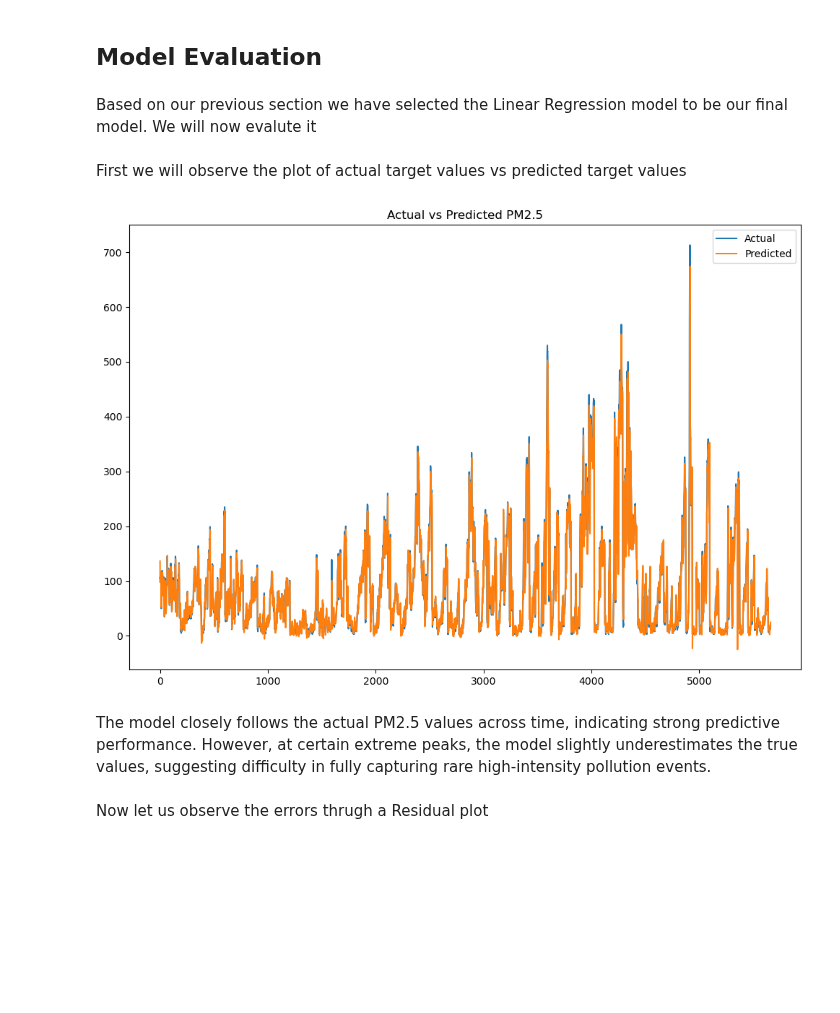
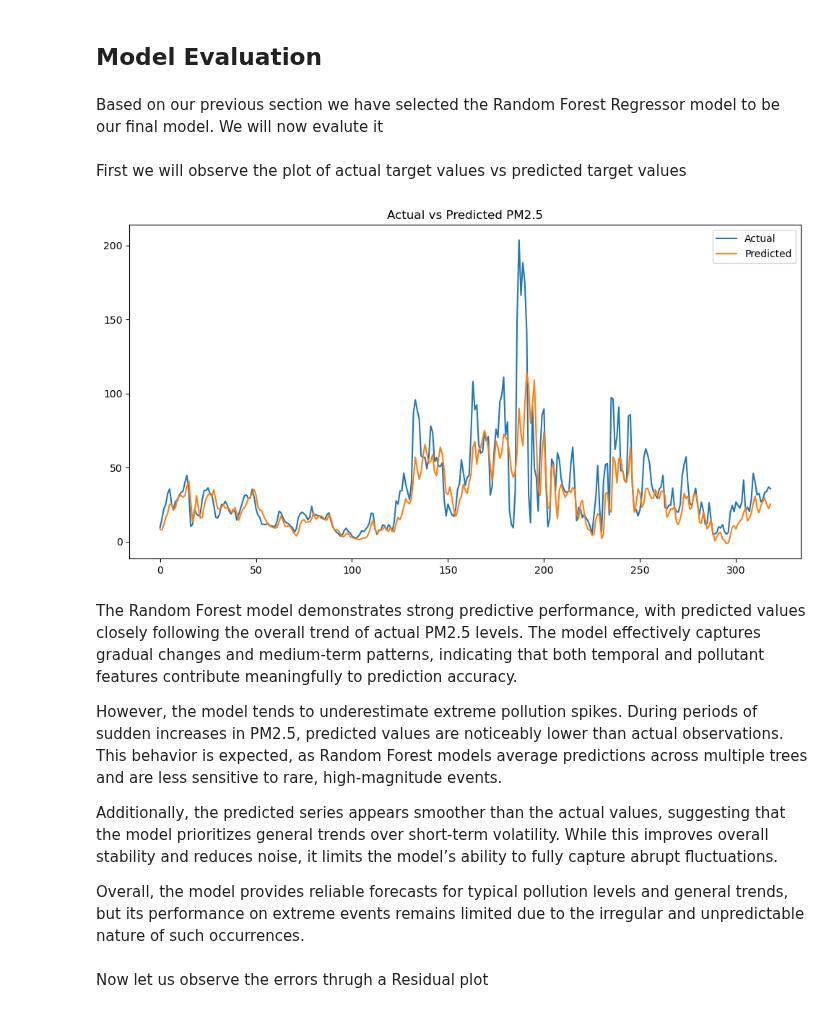
Before and after one commit to alinazir105/AQI-Forecasting-System, a Jupyter notebook: notebook/notebook.ipynb, the cells around one changed output. Cells and saved outputs as stored; diff of their text form; code cells hidden in the pictures; blank space fills up the shorter version.

```diff
--- a/notebook/notebook.ipynb
+++ b/notebook/notebook.ipynb
@@ -562 +484,3 @@ df = df.drop('day', axis=1)
+# %%
+daily_df = daily_df.drop('aqi', axis=1)
 # %% [markdown]
@@ -564,3 +488,3 @@ We will also drop all rows with missing values as a result of lag and rolling fe
 # %%
-df = df.dropna()
+daily_df = daily_df.dropna()
 # %%
@@ -575,8 +516,8 @@ Index(['month', 'hour', 'PM2.5', 'TEMP', 'PRES', 'DEWP', 'RAIN', 'WSPM',
 # %% [markdown]
 ## Model Building
 # %%
-X = df.drop('PM2.5', axis=1)
-y = df['PM2.5']
+X = daily_df.drop('pm25', axis=1)
+y = daily_df['pm25']
 # %% [markdown]
 For splitting training and testing data we will use a Time Series Split
 # %%
@@ -712,32 +679,36 @@ Since Ridge Regression does not provide a meaningful improvement over Linear Reg
 # %% [markdown]
 ## Model Evaluation
 # %% [markdown]
-Based on our previous section we have selected the Linear Regression model to be our final model. We will now evalute it
+Based on our previous section we have selected the Random Forest Regressor model to be our final model. We will now evalute it
 # %% [markdown]
 First we will observe the plot of actual target values vs predicted target values
 # %%
 for train_index, test_index in tscv.split(X):
-    pass
+    X_train = X.iloc[train_index]
+    X_test = X.iloc[test_index]
 
-X_train = X.iloc[train_index]
-X_test = X.iloc[test_index]
+    y_train = y.iloc[train_index]
+    y_test = y.iloc[test_index]
 
-y_train = y.iloc[train_index]
-y_test = y.iloc[test_index]
-
-lr_pipe.fit(X_train, y_train)
-y_pred = lr_pipe.predict(X_test)
+    ridge_pipe.fit(X_train, y_train)
+    y_pred = ridge_pipe.predict(X_test)
 # %%
-plt.figure(figsize=(12,8))
+plt.figure(figsize=(12,6))
 plt.plot(y_test.values, label='Actual')
 plt.plot(y_pred, label='Predicted')
 plt.title('Actual vs Predicted PM2.5')
 plt.legend()
 plt.show()
 # %% [output]
-[figure, old version]
+[figure, new version]
 # %% [markdown]
-The model closely follows the actual PM2.5 values across time, indicating strong predictive performance. However, at certain extreme peaks, the model slightly underestimates the true values, suggesting difficulty in fully capturing rare high-intensity pollution events.
+The Random Forest model demonstrates strong predictive performance, with predicted values closely following the overall trend of actual PM2.5 levels. The model effectively captures gradual changes and medium-term patterns, indicating that both temporal and pollutant features contribute meaningfully to prediction accuracy.
+
+However, the model tends to underestimate extreme pollution spikes. During periods of sudden increases in PM2.5, predicted values are noticeably lower than actual observations. This behavior is expected, as Random Forest models average predictions across multiple trees and are less sensitive to rare, high-magnitude events.
+
+Additionally, the predicted series appears smoother than the actual values, suggesting that the model prioritizes general trends over short-term volatility. While this improves overall stability and reduces noise, it limits the model’s ability to fully capture abrupt fluctuations.
+
+Overall, the model provides reliable forecasts for typical pollution levels and general trends, but its performance on extreme events remains limited due to the irregular and unpredictable nature of such occurrences.
 # %% [markdown]
 Now let us observe the errors thrugh a Residual plot
 # %%
```
Also changed, not shown: parts of 107 cells of this notebook, 36 other files.
